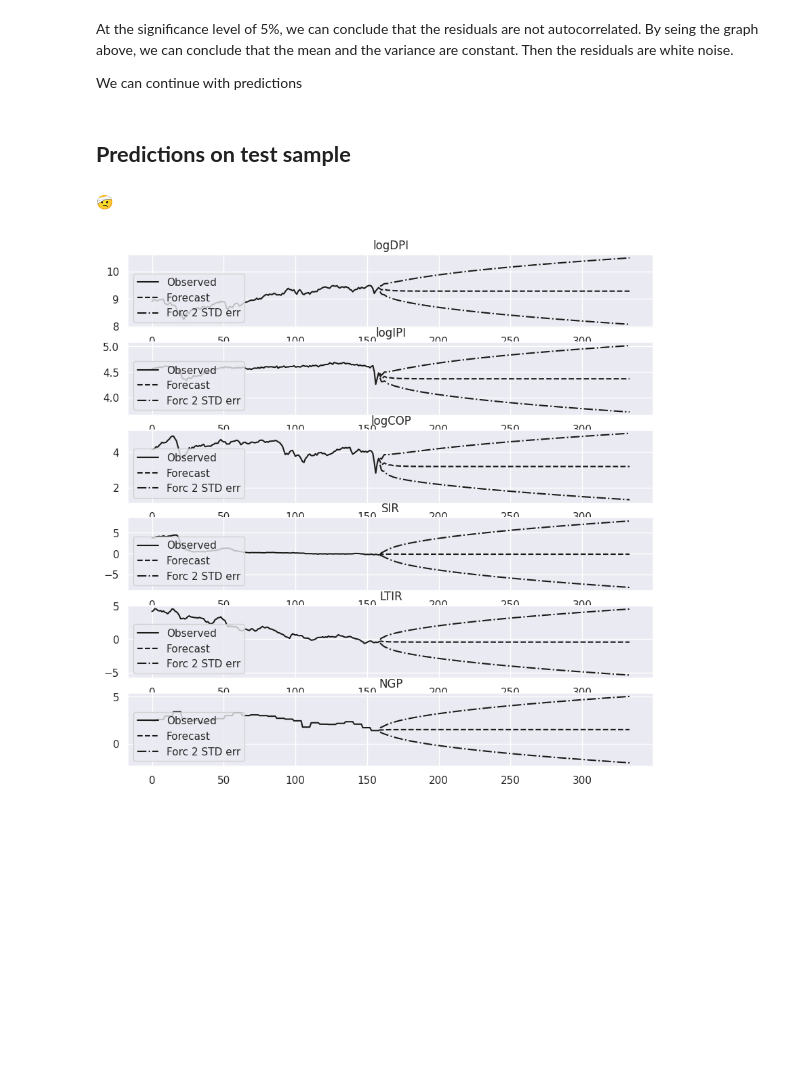
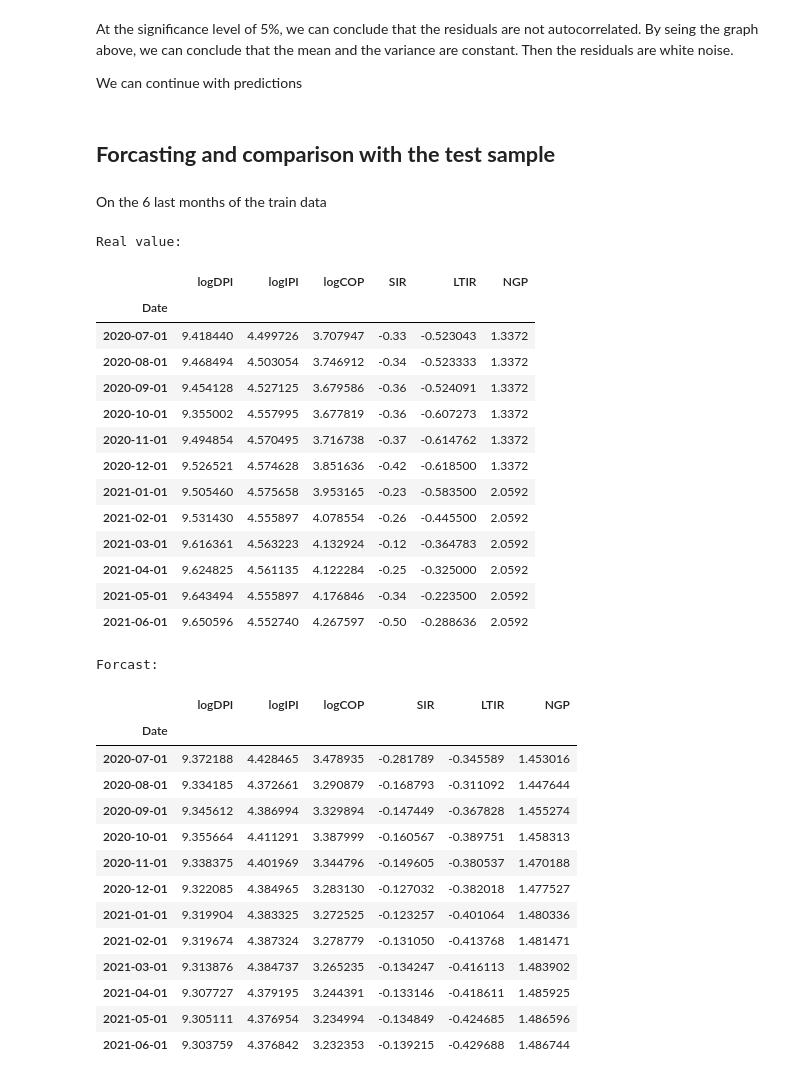
Before and after one commit to flokoafon/WQU_project, a Jupyter notebook: WQU_project.ipynb, the cells around one changed output. Saved outputs shown, nothing was run; the diff lists cells and outputs as text; code cells hidden in the pictures; blank space fills up the shorter version.

```diff
--- a/WQU_project.ipynb
+++ b/WQU_project.ipynb
@@ -751,15 +796,45 @@ At the significance level of 5%, we can conclude that the residuals are not auto
 
 We can continue with predictions
 # %% [markdown]
-## **Predictions on test sample**
+## **Forcasting and comparison with the test sample**
-# %% [markdown]
-
-
-🤕
-# %%
-from pandas.plotting import register_matplotlib_converters
-register_matplotlib_converters()
-model_fitted.plot_forecast(175)
-#bizarre
-# %% [output]
-[figure, removed]
+# %% [markdown]
+On the 6 last months of the train data
+# %%
+print("Real value:")
+test[cols]
+# %% [output]
+Real value:
+|  | logDPI | logIPI | logCOP | SIR | LTIR | NGP |
+| Date |  |  |  |  |  |  |
+| 2020-07-01 | 9.418440 | 4.499726 | 3.707947 | -0.33 | -0.523043 | 1.3372 |
+| 2020-08-01 | 9.468494 | 4.503054 | 3.746912 | -0.34 | -0.523333 | 1.3372 |
+| 2020-09-01 | 9.454128 | 4.527125 | 3.679586 | -0.36 | -0.524091 | 1.3372 |
+| 2020-10-01 | 9.355002 | 4.557995 | 3.677819 | -0.36 | -0.607273 | 1.3372 |
+| 2020-11-01 | 9.494854 | 4.570495 | 3.716738 | -0.37 | -0.614762 | 1.3372 |
+| 2020-12-01 | 9.526521 | 4.574628 | 3.851636 | -0.42 | -0.618500 | 1.3372 |
+| 2021-01-01 | 9.505460 | 4.575658 | 3.953165 | -0.23 | -0.583500 | 2.0592 |
+| 2021-02-01 | 9.531430 | 4.555897 | 4.078554 | -0.26 | -0.445500 | 2.0592 |
+| 2021-03-01 | 9.616361 | 4.563223 | 4.132924 | -0.12 | -0.364783 | 2.0592 |
+| 2021-04-01 | 9.624825 | 4.561135 | 4.122284 | -0.25 | -0.325000 | 2.0592 |
+| 2021-05-01 | 9.643494 | 4.555897 | 4.176846 | -0.34 | -0.223500 | 2.0592 |
+| 2021-06-01 | 9.650596 | 4.552740 | 4.267597 | -0.50 | -0.288636 | 2.0592 |
+# %%
+print("Forcast: ")
+forecast=pd.DataFrame(model_fitted.predict(steps=12), index=test[cols].index, columns=test[cols].columns)
+forecast
+# %% [output]
+Forcast:
+|  | logDPI | logIPI | logCOP | SIR | LTIR | NGP |
+| Date |  |  |  |  |  |  |
+| 2020-07-01 | 9.372188 | 4.428465 | 3.478935 | -0.281789 | -0.345589 | 1.453016 |
+| 2020-08-01 | 9.334185 | 4.372661 | 3.290879 | -0.168793 | -0.311092 | 1.447644 |
+| 2020-09-01 | 9.345612 | 4.386994 | 3.329894 | -0.147449 | -0.367828 | 1.455274 |
+| 2020-10-01 | 9.355664 | 4.411291 | 3.387999 | -0.160567 | -0.389751 | 1.458313 |
+| 2020-11-01 | 9.338375 | 4.401969 | 3.344796 | -0.149605 | -0.380537 | 1.470188 |
+| 2020-12-01 | 9.322085 | 4.384965 | 3.283130 | -0.127032 | -0.382018 | 1.477527 |
+| 2021-01-01 | 9.319904 | 4.383325 | 3.272525 | -0.123257 | -0.401064 | 1.480336 |
+| 2021-02-01 | 9.319674 | 4.387324 | 3.278779 | -0.131050 | -0.413768 | 1.481471 |
+| 2021-03-01 | 9.313876 | 4.384737 | 3.265235 | -0.134247 | -0.416113 | 1.483902 |
+| 2021-04-01 | 9.307727 | 4.379195 | 3.244391 | -0.133146 | -0.418611 | 1.485925 |
+| 2021-05-01 | 9.305111 | 4.376954 | 3.234994 | -0.134849 | -0.424685 | 1.486596 |
+| 2021-06-01 | 9.303759 | 4.376842 | 3.232353 | -0.139215 | -0.429688 | 1.486744 |
```
Also changed, not shown: parts of 32 cells of this notebook.
